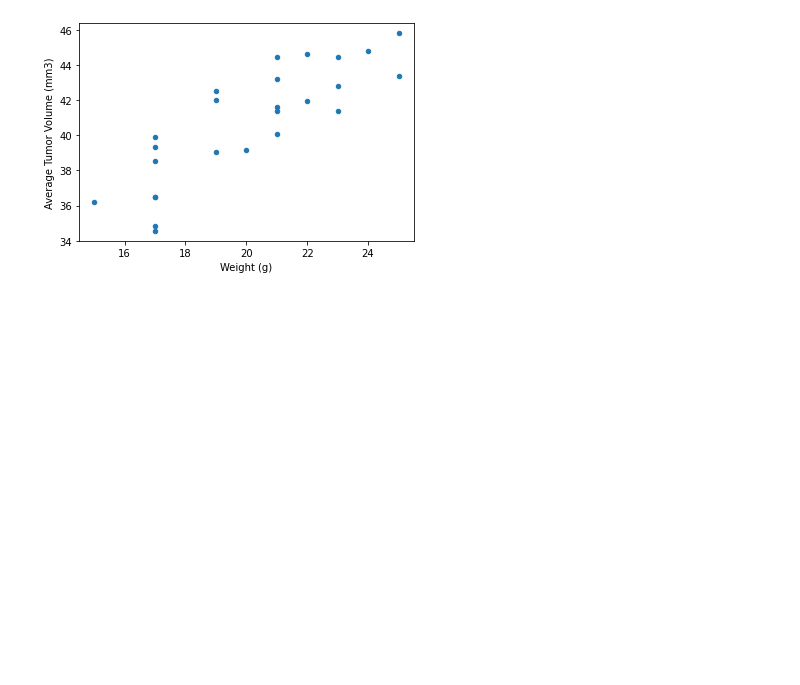
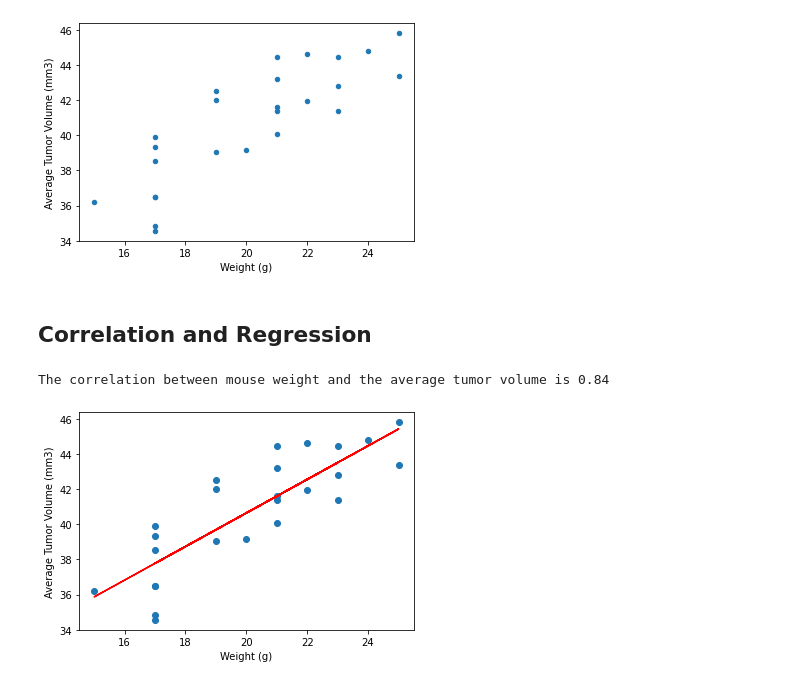
Before and after one commit to maswanwick/matplotlib_challenge, a Jupyter notebook: Pymaceuticals/pymaceuticals.ipynb, the cells around one changed output. Drawn from its saved outputs; the diff is of its cells as text; code cells hidden in the pictures; blank space fills up the shorter version.

Commit message:
Completed Correlation and Regression section

```diff
--- a/Pymaceuticals/pymaceuticals.ipynb
+++ b/Pymaceuticals/pymaceuticals.ipynb
@@ -248,3 +248,20 @@ plt.ylabel("Average Tumor Volume (mm3)")
 plt.show()
 # %% [output]
 [figure]
+# %% [markdown]
+## Correlation and Regression
+# %%
+# Calculate the correlation coefficient and linear regression model
+# for mouse weight and average tumor volume for the Capomulin regimen
+
+(slope, intercept, rvalue, pvalue, stderr) = st.linregress(weight_list, avg_tumor_vol)
+print(f'The correlation between mouse weight and the average tumor volume is %1.2f' % rvalue)
+regress_values = weight_list * slope + intercept
+plt.scatter(weight_list, avg_tumor_vol)
+plt.plot(weight_list, regress_values, "red")
+plt.xlabel("Weight (g)")
+plt.ylabel("Average Tumor Volume (mm3)")
+plt.show()
+# %% [output]
+The correlation between mouse weight and the average tumor volume is 0.84
+[figure, added]
```
Also changed, not shown: parts of 1 cell of this notebook.
